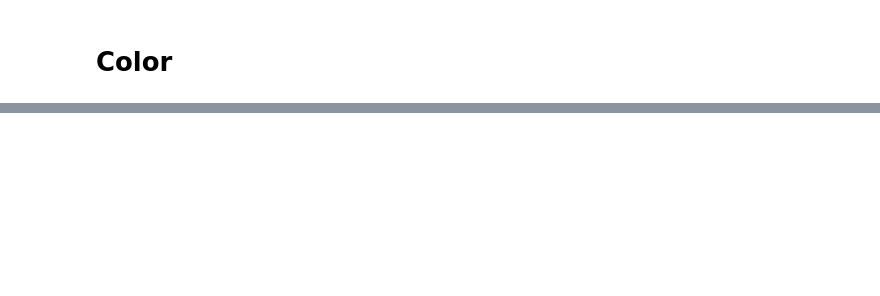
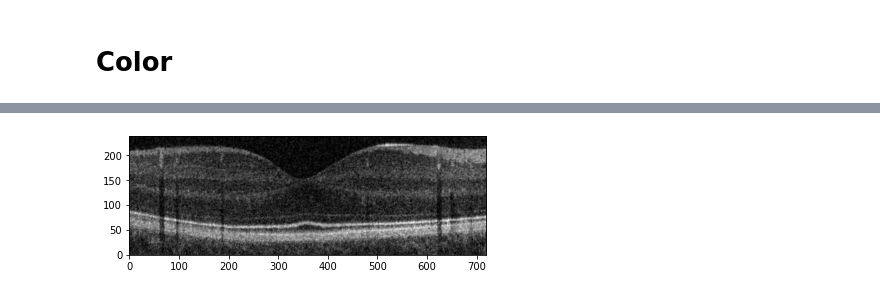
Before and after one commit to Will-H007/Camouflage-Worms, a Jupyter notebook: CamoWorms/CamoWorms.ipynb, the cells around one changed output, grey strips where cells are left out. Drawn from its saved outputs; the diff is of its cells as text; code cells hidden in the pictures; blank space fills up the shorter version.

```diff
--- a/CamoWorms/CamoWorms.ipynb
+++ b/CamoWorms/CamoWorms.ipynb
@@ -507 +518,6 @@ def color_cost(image, worm_index, clew):
+# %%
+drawing = Drawing(original_image)
+drawing.show()
+# %% [output]
+[figure, added]
 # %%
```
Also changed, not shown: parts of 15 cells of this notebook, 6 other files.
